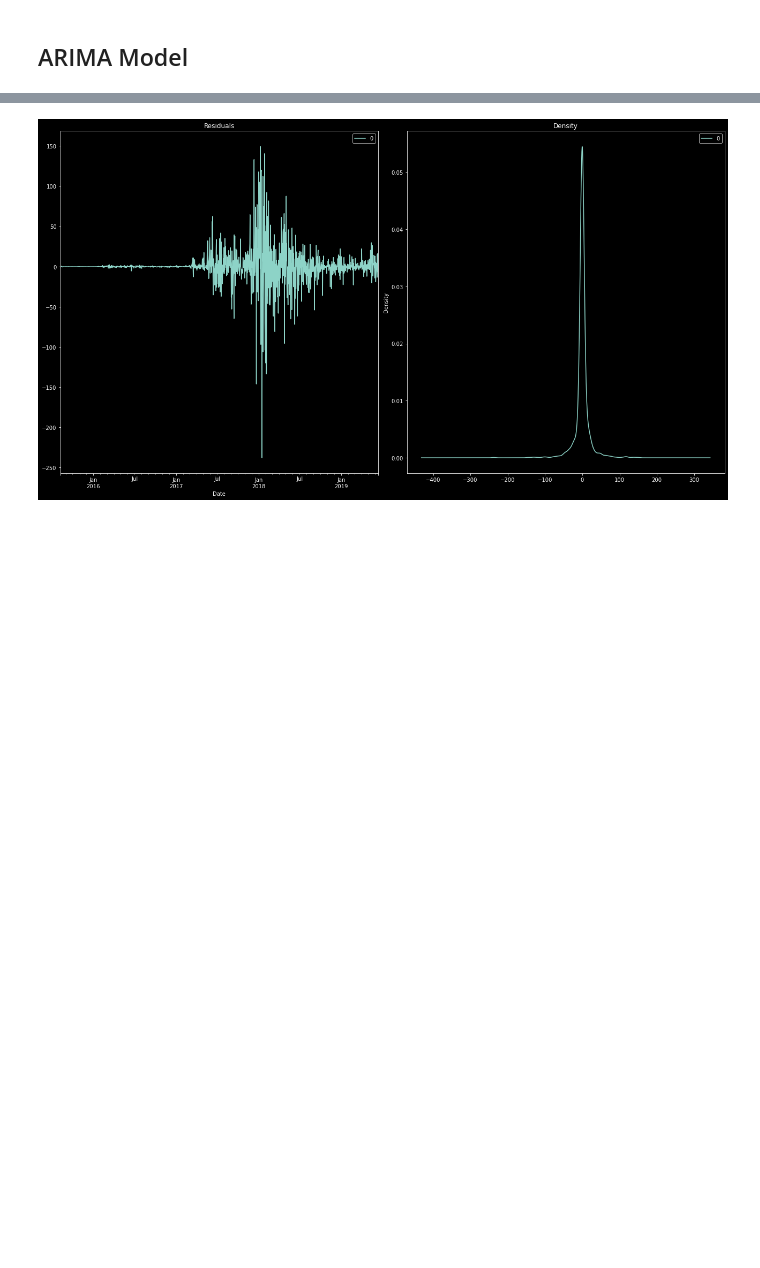
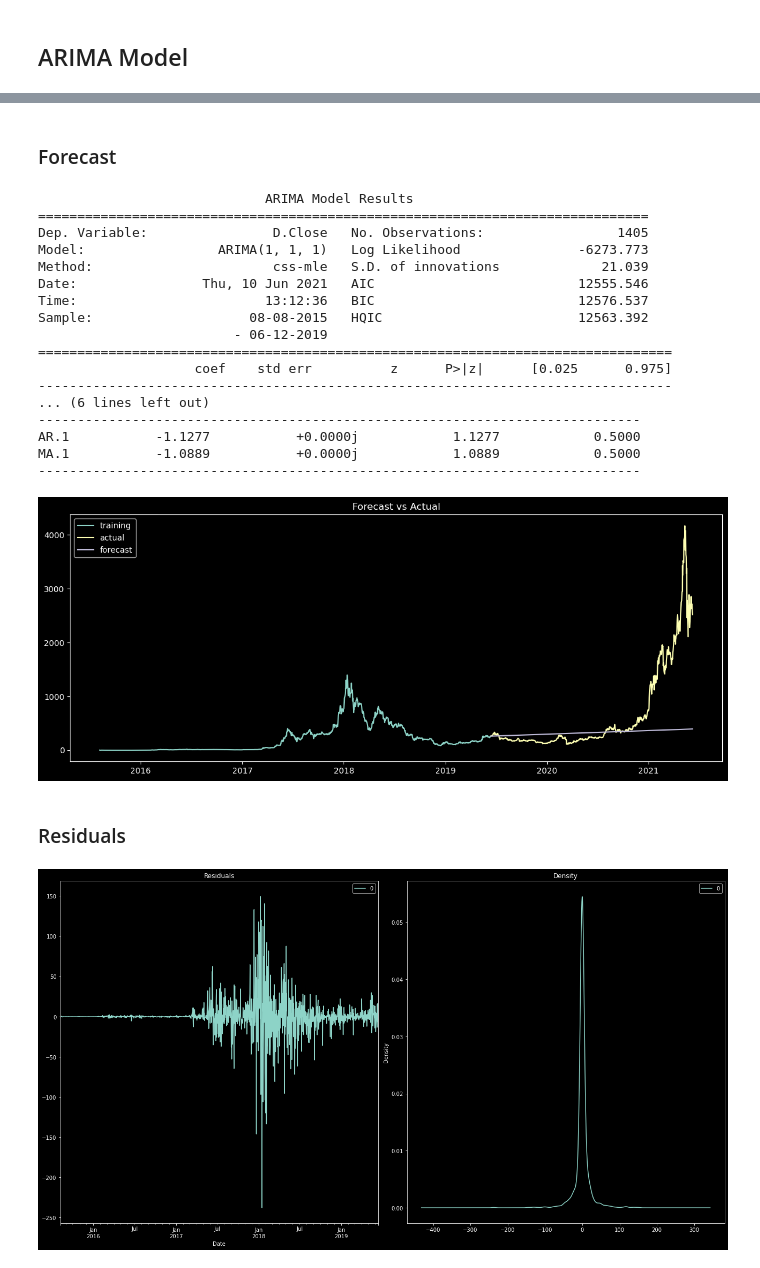
Before and after one commit to CamLadd/Ethereum_forecasting, a Jupyter notebook: model_testing.ipynb, the cells around one changed output, grey strips where cells are left out. Saved outputs shown, nothing was run; the diff lists cells and outputs as text; code cells hidden in the pictures; blank space fills up the shorter version.

Commit message:
did a lot of forecasting

```diff
--- a/model_testing.ipynb
+++ b/model_testing.ipynb
@@ -411,9 +411,3 @@ From the year 2015 to the first quarter of 2017, the price of Ethereum remained
 # Modeling
 # %% [markdown]
 ## ARIMA Model
-# %%
-### Train-Test-Split the Data
-# split into train and test sets
-X = df['Close']
-size = int(len(X) * 0.66)
-train, test = X[0:size], X[size:len(X)]
@@ -447,3 +418,58 @@ MA.1           -1.0890           +0.0000j            1.0890            0.5000
+# %% [markdown]
+### Forecast
+# %%
+from statsmodels.tsa.stattools import acf
+from statsmodels.tsa.arima_model import ARIMA
+
+# Build a 1,1,1 ARIMA model
+p, d, q = 1, 1, 1
+model = ARIMA(train, order=(p, d, q))
+model_fit = model.fit()
+
+
+### Model Summary
+print(model_fit.summary())
+
+
+### Forecast
+fc, se, conf = fitted.forecast(726, alpha=0.05)
+
+
+### Convert to series so we can plot the data
+fc_series = pd.Series(fc, index=test.index)
+lower_series = pd.Series(conf[:, 0], index=test.index)
+upper_series = pd.Series(conf[:, 1], index=test.index)
+
+
+### Plot
+plt.figure(figsize=(12,5), dpi=100)
+plt.plot(train, label='training')
+plt.plot(test, label='actual')
+plt.plot(fc_series, label='forecast')
+plt.title('Forecast vs Actual')
+plt.legend(loc='upper left')
+plt.tight_layout()
+# %% [output]
+                             ARIMA Model Results
+==============================================================================
+Dep. Variable:                D.Close   No. Observations:                 1405
+Model:                 ARIMA(1, 1, 1)   Log Likelihood               -6273.773
+Method:                       css-mle   S.D. of innovations             21.039
+Date:                Thu, 10 Jun 2021   AIC                          12555.546
+Time:                        13:12:36   BIC                          12576.537
+Sample:                    08-08-2015   HQIC                         12563.392
+                         - 06-12-2019
+=================================================================================
+                    coef    std err          z      P>|z|      [0.025      0.975]
+---------------------------------------------------------------------------------
+... (6 lines left out)
+-----------------------------------------------------------------------------
+AR.1           -1.1277           +0.0000j            1.1277            0.5000
+MA.1           -1.0889           +0.0000j            1.0889            0.5000
+-----------------------------------------------------------------------------
+[figure, added]
+# %% [markdown]
+### Residuals
 # %%
 # Plot residual errors
 residuals = pd.DataFrame(model_fit.resid)
```
Also changed, not shown: parts of 11 cells of this notebook.
